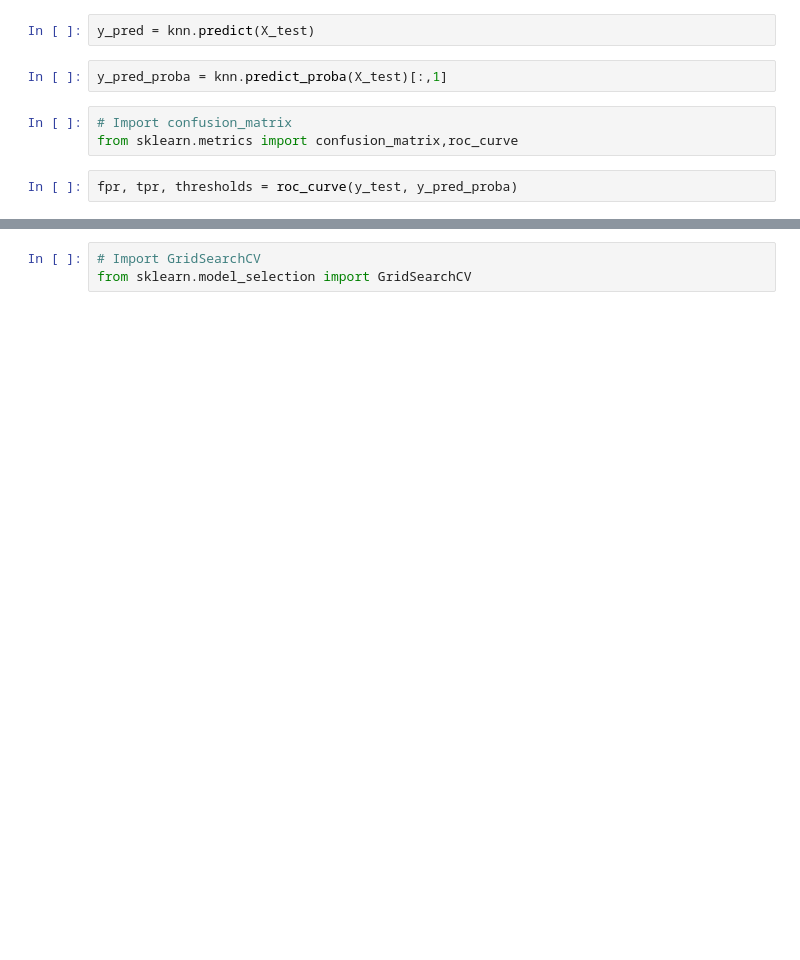
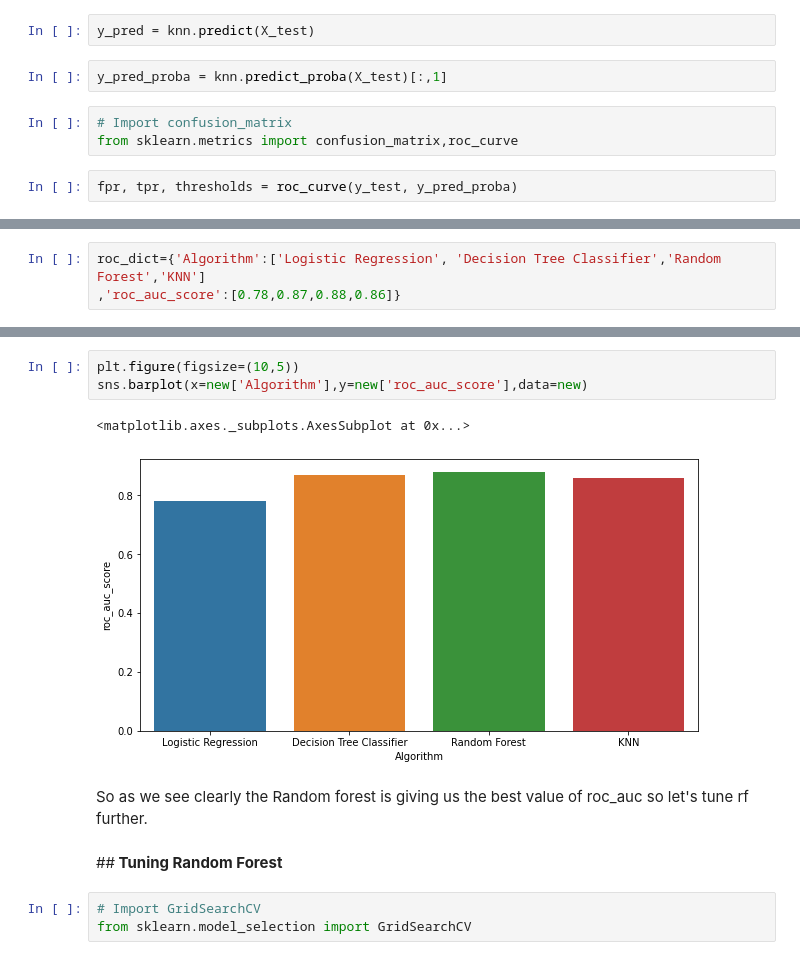
Before and after one commit to OfficialMuditsinha/Bank-Marketing-Effectiveness-Prediction-, a Jupyter notebook: Bank_Marketing_Effectiveness_Prediction_Capstone_Project.ipynb, the cells around one changed output, grey strips where cells are left out. Drawn from its saved outputs; the diff is of its cells as text; blank space fills up the shorter version.

```diff
--- a/Bank_Marketing_Effectiveness_Prediction_Capstone_Project.ipynb
+++ b/Bank_Marketing_Effectiveness_Prediction_Capstone_Project.ipynb
@@ -832,0 +904,3 @@ So out of all the baseline models we tested except KNN every other shows 100 per
+# %%
+roc_dict={'Algorithm':['Logistic Regression', 'Decision Tree Classifier','Random Forest','KNN']
+,'roc_auc_score':[0.78,0.87,0.88,0.86]}
@@ -833,3 +917,13 @@ So out of all the baseline models we tested except KNN every other shows 100 per
+# %%
+plt.figure(figsize=(10,5))
+sns.barplot(x=new['Algorithm'],y=new['roc_auc_score'],data=new)
+# %% [output]
+<matplotlib.axes._subplots.AxesSubplot at 0x...>
+[figure, added]
+# %% [markdown]
+So as we see clearly the Random forest is giving us the best value of roc_auc so let's tune rf further.
+# %% [markdown]
+##<b> Tuning Random Forest
 # %%
 # Import GridSearchCV
 from sklearn.model_selection import GridSearchCV
```
Also changed, not shown: parts of 42 cells of this notebook.
